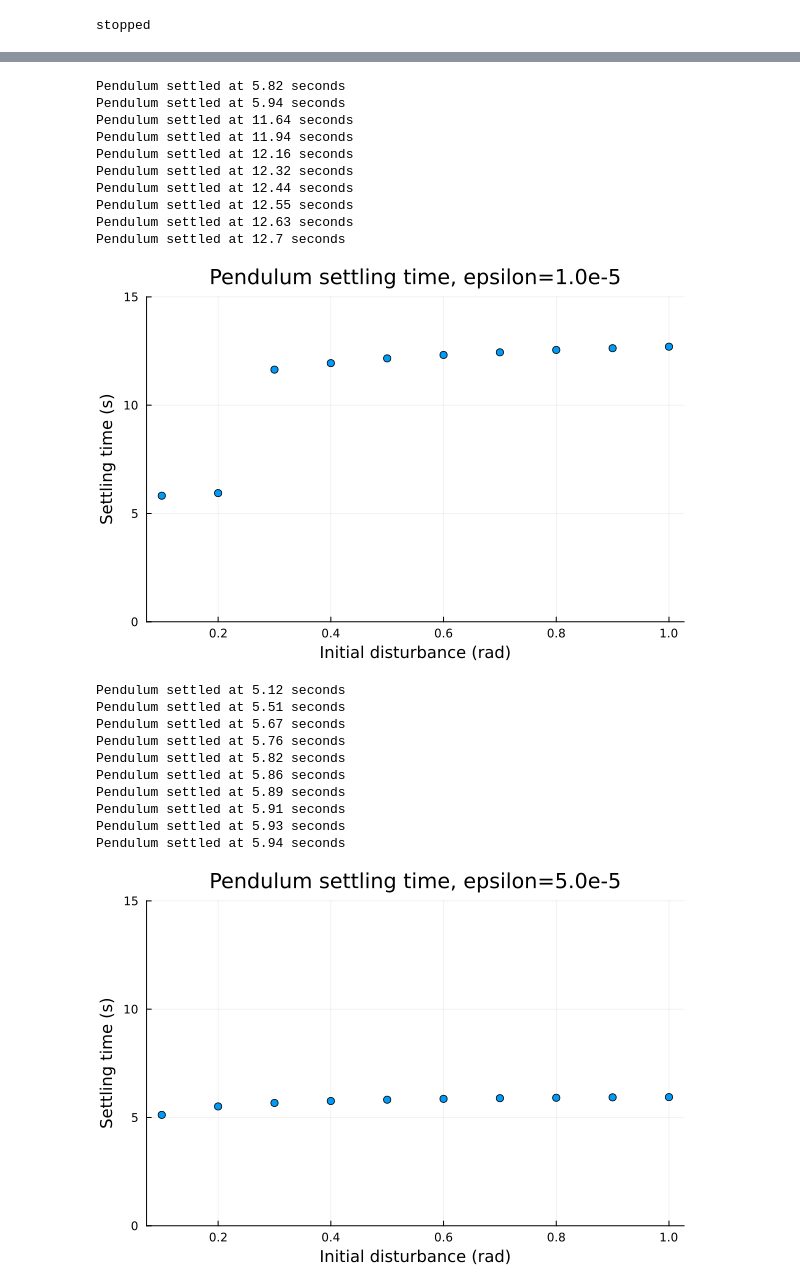
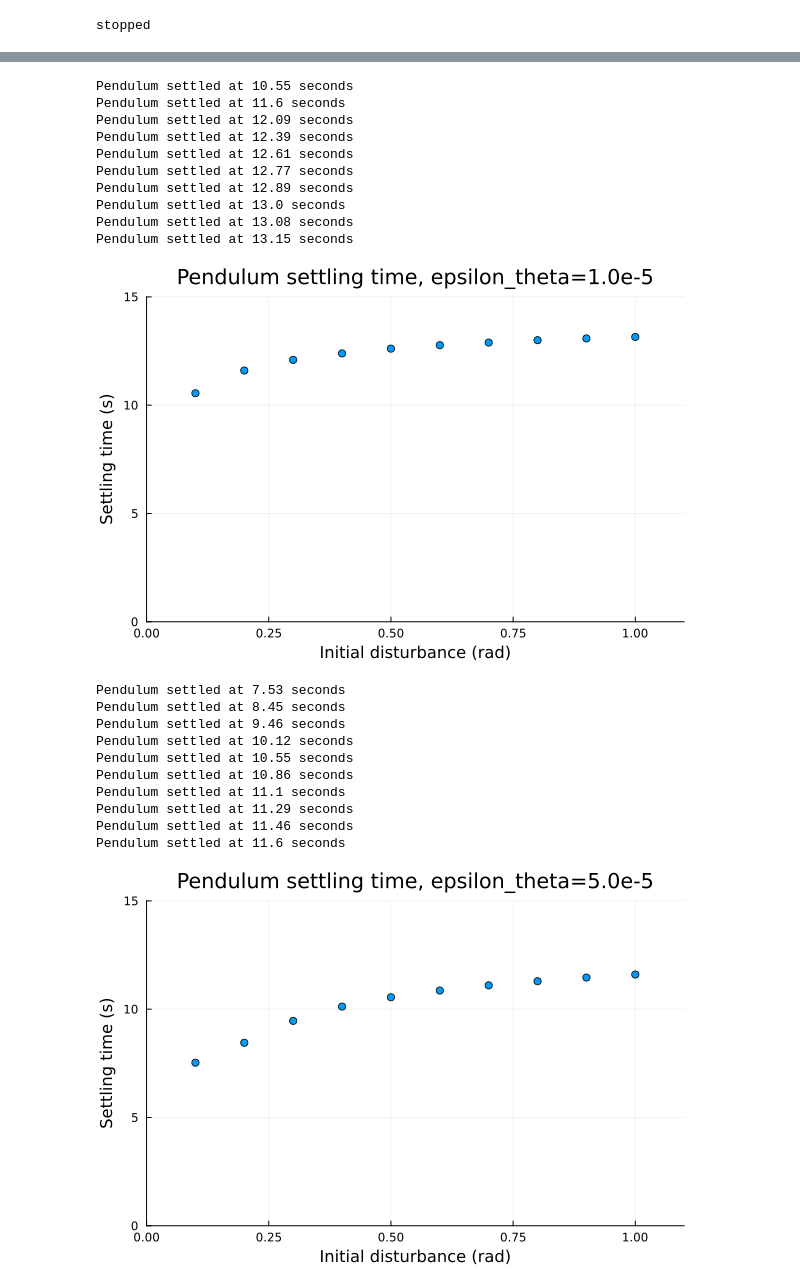
Before and after one commit to 8Timon24/Matematicno_modeliranje, a Jupyter notebook: project/control.ipynb, the cells around one changed output, grey strips where cells are left out. Cells and saved outputs as stored; diff of their text form; code cells hidden in the pictures.

```diff
--- a/project/control.ipynb
+++ b/project/control.ipynb
@@ -67,14 +67,15 @@ K_lqr = lqr(system, Q, R)
 println("K (LQR): ", K_lqr)
 u(x, t) = -K_lqr * x
 t = 0:0.01:15
-disturbance_radians = 1
+disturbance_radians = 1.5
 disturbance_degrees = disturbance_radians*(180/pi)
 x0 = [0.0, 0.0, disturbance_radians, 0.0]
 
 
 res = lsim(system, u, t, x0=x0)
-plt = plot(res, plotx=true, ploty=false, layout=1, sp=1,
-    lab=["x" "ẋ" "θ" "θ̇dot"], ylabel="State variables values", title="Starting disturbance of $(round(Int, disturbance_degrees)) degrees")
+plt = Plots.plot(res, plotx=true, ploty=false, layout=1, sp=1,
+                    lab=["x" "ẋ" "θ" "θ̇dot"], ylabel="State variables values",
+                    title="Starting disturbance of $(round(disturbance_degrees))°")
 
 savefig("lqr$(round(Int, disturbance_degrees)).png")
 # %% [output]
@@ -165,13 +173,13 @@ function run_disturbance(;epsilon=1e-5, time_intv=30, init_d = 0.1, h=0.01, plot
         d_d = round(d*(180/pi), digits=1)
 
         if plot
-            plt = plot(res_test, plotx=true, ploty=false, layout=1, sp=1,
+            plt = Plots.plot(res_test, plotx=true, ploty=false, layout=1, sp=1,
                     lab=["x" "ẋ" "θ" "θ̇dot"], ylabel="State variables values",
                     title="Starting disturbance of $(d_d)°", ylims=(-12, 3.5))
             #display(plt)
         end
 
-        t_d = stopped(res_test, h, ϵ=epsilon, time_interval=time_intv)
+        t_d = stopped(res_test, h, ϵ_θ=epsilon, time_interval=time_intv)
         push!(stopping_times, t_d*h)
 
         if save
@@ -181,12 +189,14 @@ function run_disturbance(;epsilon=1e-5, time_intv=30, init_d = 0.1, h=0.01, plot
 
     return (S=stopping_times,D=disturbances)
 end
-stopping_times = run_disturbance(plot=false,save=false).S
-plt_time = scatter(disturbances, stopping_times,
+
+run = run_disturbance(plot=false, save=false)
+stopping_times = run.S
+disturbances = run.D
+plt_time = Plots.scatter(disturbances, stopping_times,
                    xlabel="Initial disturbance (rad)",
                    ylabel="Settling time (s)",
                    title="Pendulum settling time vs initial disturbance",
                    legend=false)
 display(plt_time)
-#Suspecting epsilon or time_interval are to blame for such a big jump, will analyze
 # %% [output]
@@ -204,36 +214,37 @@ Pendulum settled at 12.7 seconds
 # %%
-eps1 = [1e-5 * 5^i for i in 0:5]
+eps1 = [1e-5 * 5^i for i in 0:2]
 for e in eps1
-    r = run_disturbance(epsilon=e, plot = false, save=false)
-    stopping_times = r.S
-    disturbances = r.D
-    plt_time = scatter(disturbances, stopping_times,
+    r = run_disturbance(epsilon=e,time_intv=75, plot = false, save=false)
+    st = r.S
+    d = r.D
+    plt_time = Plots.scatter(d, st,
                    xlabel="Initial disturbance (rad)",
                    ylabel="Settling time (s)",
-                   title="Pendulum settling time, epsilon=$(e)",
-                   legend=false, ylims=(0, 15))
+                   title="Pendulum settling time, epsilon_theta=$(e)",
+                   legend=false, ylims=(0, 15), xlims=(0,d[end]+0.1))
     display(plt_time)
+    savefig("time$(e).png")
 end
 # %% [output]
-Pendulum settled at 5.82 seconds
-Pendulum settled at 5.94 seconds
-Pendulum settled at 11.64 seconds
-Pendulum settled at 11.94 seconds
-Pendulum settled at 12.16 seconds
-Pendulum settled at 12.32 seconds
-Pendulum settled at 12.44 seconds
-Pendulum settled at 12.55 seconds
-Pendulum settled at 12.63 seconds
-Pendulum settled at 12.7 seconds
+Pendulum settled at 10.55 seconds
+Pendulum settled at 11.6 seconds
+Pendulum settled at 12.09 seconds
+Pendulum settled at 12.39 seconds
+Pendulum settled at 12.61 seconds
+Pendulum settled at 12.77 seconds
+Pendulum settled at 12.89 seconds
+Pendulum settled at 13.0 seconds
+Pendulum settled at 13.08 seconds
+Pendulum settled at 13.15 seconds
-[figure, old version]
+[figure, new version]
-Pendulum settled at 5.12 seconds
-Pendulum settled at 5.51 seconds
-Pendulum settled at 5.67 seconds
-Pendulum settled at 5.76 seconds
-Pendulum settled at 5.82 seconds
-Pendulum settled at 5.86 seconds
-Pendulum settled at 5.89 seconds
-Pendulum settled at 5.91 seconds
-Pendulum settled at 5.93 seconds
-Pendulum settled at 5.94 seconds
+Pendulum settled at 7.53 seconds
+Pendulum settled at 8.45 seconds
+Pendulum settled at 9.46 seconds
+Pendulum settled at 10.12 seconds
+Pendulum settled at 10.55 seconds
+Pendulum settled at 10.86 seconds
+Pendulum settled at 11.1 seconds
+Pendulum settled at 11.29 seconds
+Pendulum settled at 11.46 seconds
+Pendulum settled at 11.6 seconds
-[figure, old version]
+[figure, new version]
```
Also changed, not shown: parts of 6 cells of this notebook, 9 other files.
